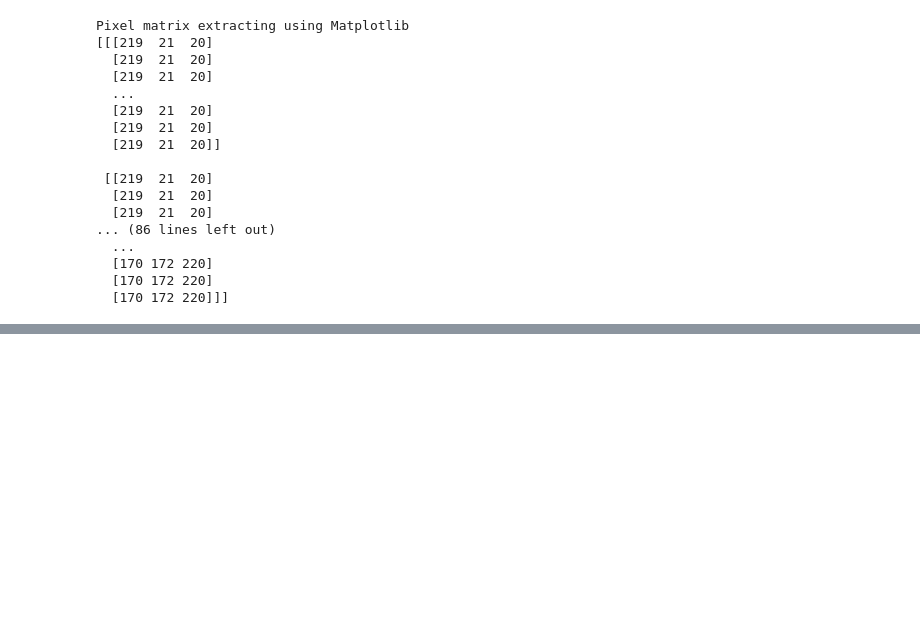
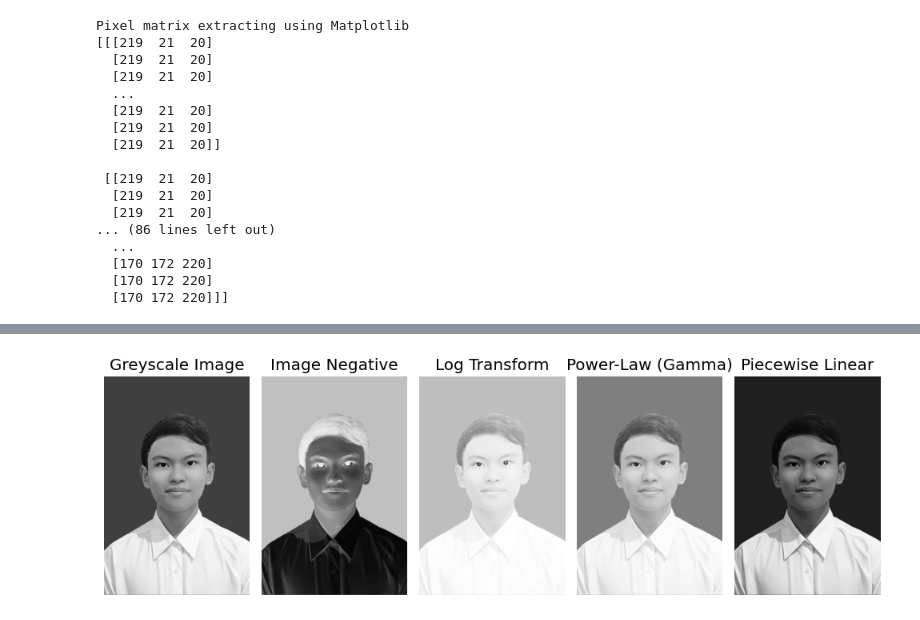
Before and after one commit to Louis3112/image_process, a Jupyter notebook: image_convert.ipynb, the cells around one changed output, grey strips where cells are left out. Drawn from its saved outputs; the diff is of its cells as text; code cells hidden in the pictures; blank space fills up the shorter version.

```diff
--- a/image_convert.ipynb
+++ b/image_convert.ipynb
@@ -99,0 +208,33 @@ print(L)
+# %%
+negative_img = image_negative(gray_luminosity)
+log_img = log_transformation(gray_luminosity, c=20)  # c bisa disesuaikan
+gamma_img = power_law_transformation(gray_luminosity, gamma=0.5)  # contoh gamma < 1
+piecewise_img = piecewise_linear_transformation(gray_luminosity)
+
+# Buat subplot 2 baris x 4 kolom
+fig, axs = pltlib.subplots(1, 5, figsize=(10, 5))
+
+axs[0].imshow(gray_luminosity,  cmap='gray')
+axs[0].axis('off')
+axs[0].set_title("Grayscale Image")
+
+axs[1].imshow(negative_img, cmap='gray')
+axs[1].axis('off')
+axs[1].set_title("Image Negative")
+
+axs[2].imshow(log_img, cmap='gray')
+axs[2].axis('off')
+axs[2].set_title("Log Transform")
+
+axs[3].imshow(gamma_img, cmap='gray')
+axs[3].axis('off')
+axs[3].set_title("Power-Law (Gamma)")
+
+axs[4].imshow(piecewise_img, cmap='gray')
+axs[4].axis('off')
+axs[4].set_title("Piecewise Linear")
+
+pltlib.tight_layout()
+pltlib.show()
+# %% [output]
+[figure, added]
```
Also changed, not shown: parts of 11 cells of this notebook, 1 other file.
